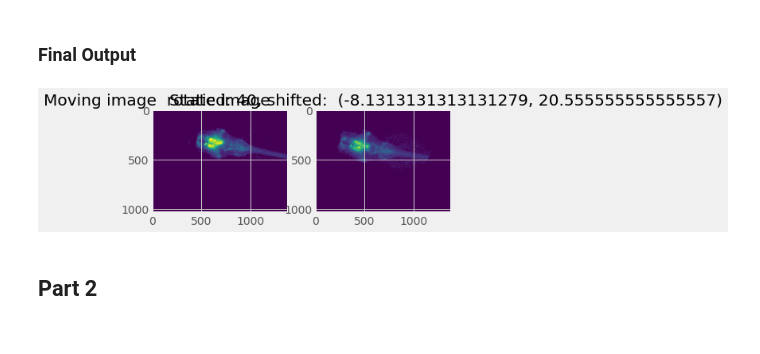
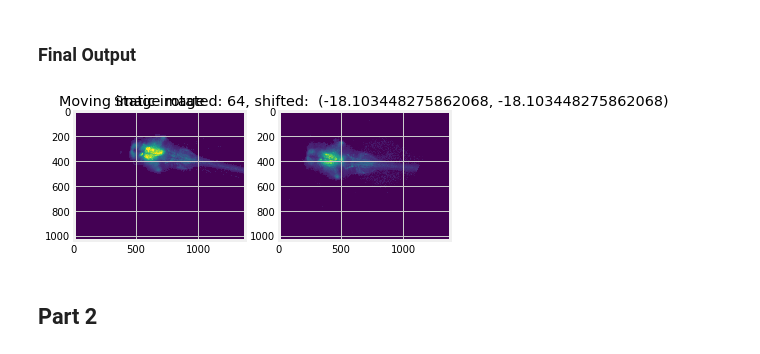
Before and after one commit to mchivuku/e535-rigid-registration, a Jupyter notebook: Rigid Registration.ipynb, the cells around one changed output. Drawn from its saved outputs; the diff is of its cells as text; code cells hidden in the pictures.

```diff
--- a/Rigid Registration.ipynb
+++ b/Rigid Registration.ipynb
@@ -139,7 +139,7 @@ def compute_ssd(im1, im2):
     img2 = np.copy(im2)
     shape_0 = min(im1.shape[0],im2.shape[0])
     shape_1 = min(im1.shape[1],im2.shape[1])
-    metric =  np.mean((img1[:shape_0,:shape_1]-img2[:shape_0,:shape_1])**2)
+    metric =  -1*np.mean((img1[:shape_0,:shape_1]-img2[:shape_0,:shape_1])**2)
     return metric
 # %% [markdown]
 ## 1. Computing Rotations
@@ -197,16 +196,20 @@ plot_two_images(static, rotated, ":rotated by 40")
 # %% [markdown]
 ### Translation along x (column)
 # %%
+import numpy as np
 def linear_x_translation(image, shift):
-    trans_image = ndimage.affine_transform(image, [1, 1], [-shift, 0], order=1)
+    ty,tx = shift
+    trans_image = ndimage.affine_transform(moving, [1, 1], [-ty, -tx], order=1)
     return trans_image
 
-
 mse_values = []
-translations = np.linspace(-25, 15, 30)
-for t in translations:
-    shifted = linear_x_translation(moving, t)
+translations = zip(np.linspace(-25, 15, 30),np.linspace(-25,15,30))
+miny,minx = (0,0)
+min_mismatch = 9999
+for (ty,tx) in translations:
+    shifted = linear_x_translation(moving, (ty,tx))
     mismatch = compute_ssd(shifted, static)
+    if mismatch<min_mismatch:
+        min_mismatch = mismatch
+        miny,minx = (ty,tx)
     mse_values.append(mismatch)
-
-plt.plot(translations, mse_values)
@@ -244,14 +222,13 @@ Translation -20.5555555556
 # %% [markdown]
 ### Translate
 # %%
-translated_image = ndimage.shift(moving, (-ty, -tx))
-translated_image = ndimage.rotate(translated_image, 60,reshape=False)
+translated_image = ndimage.affine_transform(ndimage.rotate(moving,64,reshape=False),[1,1],(-miny,-minx))
 # %% [markdown]
 ### Final Output
 # %%
-plot_two_images(static, translated_image, f" rotated: 40, shifted:  {(-ty, -tx)}")
+plot_two_images(static, translated_image, f"rotated: 64, shifted:  {(miny, minx)}")
 # %% [output]
-[figure, old version]
+[figure, new version]
 # %% [markdown]
 ## Part 2
 # %% [markdown]
```
Also changed, not shown: parts of 17 cells of this notebook.
